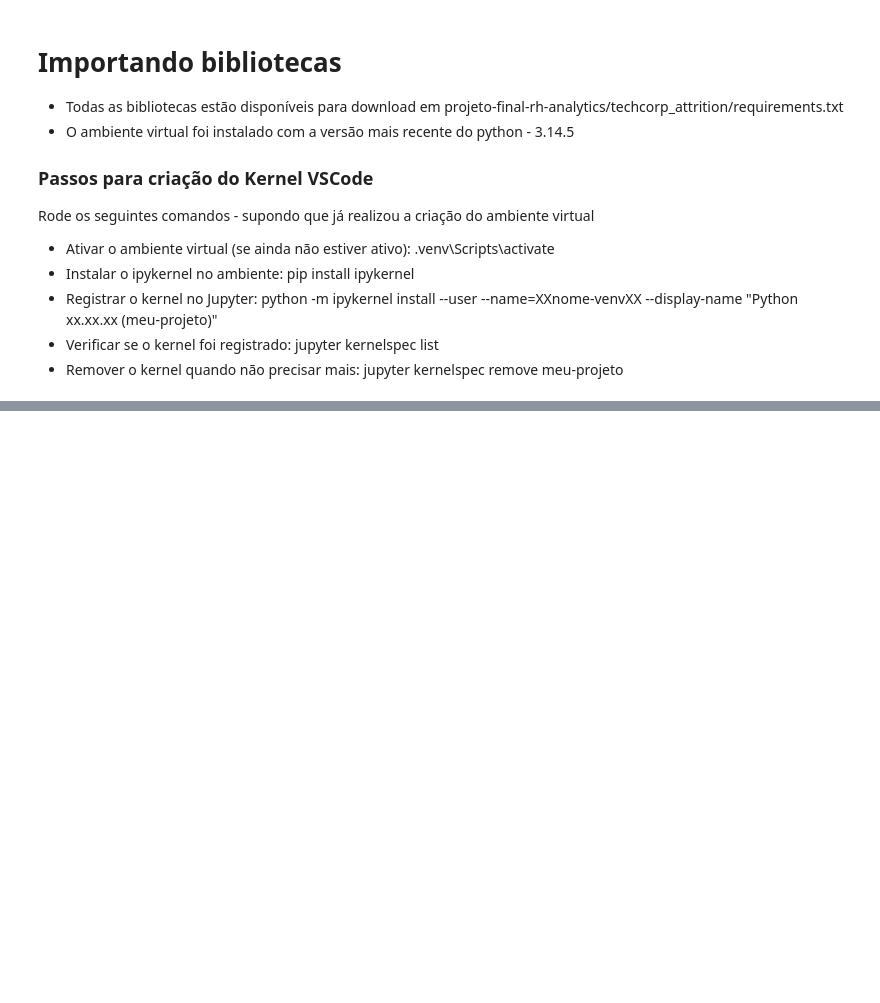
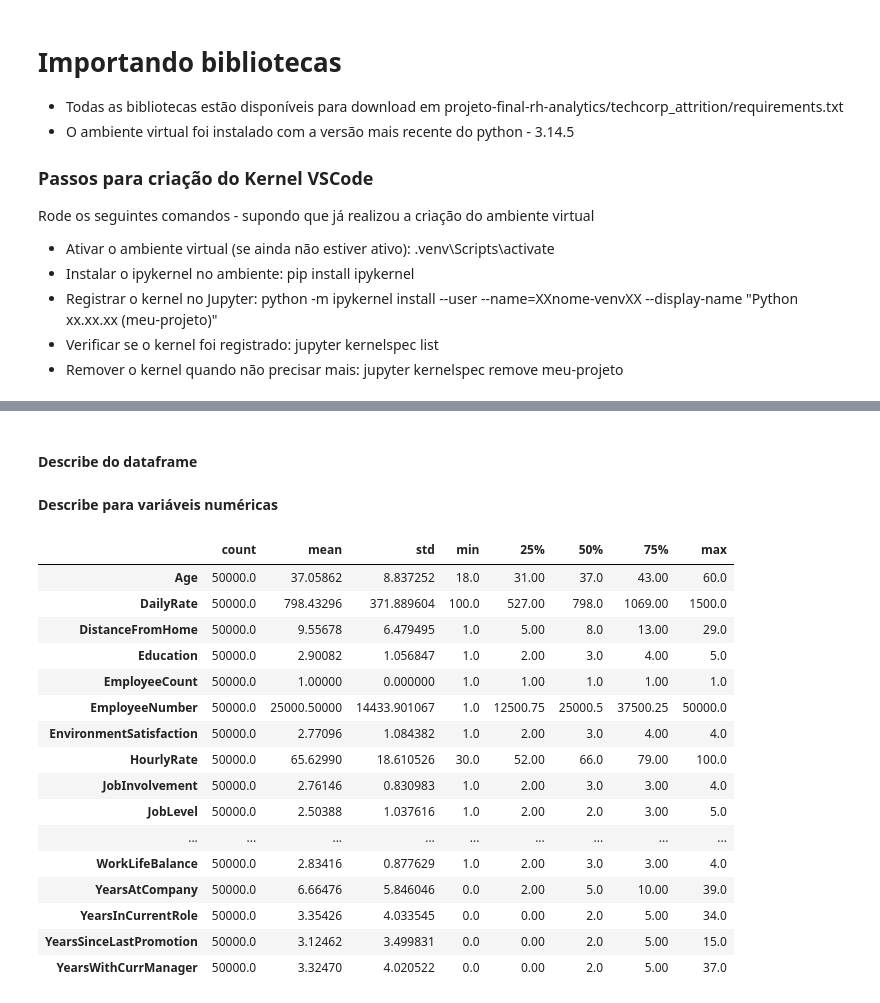
Before and after one commit to JonasGX/model-techcorp-attrition, a Jupyter notebook: notebooks/01_EDA.ipynb, the cells around one changed output, grey strips where cells are left out. Drawn from its saved outputs; the diff is of its cells as text; code cells hidden in the pictures; blank space fills up the shorter version.

```diff
--- a/notebooks/01_EDA.ipynb
+++ b/notebooks/01_EDA.ipynb
@@ -61,0 +66,24 @@ Dimensões do dataset: 50000 linhas x 36 colunas
+# %% [markdown]
+#### Describe do dataframe
+# %% [markdown]
+**Describe para variáveis numéricas**
+# %%
+df.describe().T
+# %% [output]
+|  | count | mean | std | min | 25% | 50% | 75% | max |
+| Age | 50000.0 | 37.05862 | 8.837252 | 18.0 | 31.00 | 37.0 | 43.00 | 60.0 |
+| DailyRate | 50000.0 | 798.43296 | 371.889604 | 100.0 | 527.00 | 798.0 | 1069.00 | 1500.0 |
+| DistanceFromHome | 50000.0 | 9.55678 | 6.479495 | 1.0 | 5.00 | 8.0 | 13.00 | 29.0 |
+| Education | 50000.0 | 2.90082 | 1.056847 | 1.0 | 2.00 | 3.0 | 4.00 | 5.0 |
+| EmployeeCount | 50000.0 | 1.00000 | 0.000000 | 1.0 | 1.00 | 1.0 | 1.00 | 1.0 |
+| EmployeeNumber | 50000.0 | 25000.50000 | 14433.901067 | 1.0 | 12500.75 | 25000.5 | 37500.25 | 50000.0 |
+| EnvironmentSatisfaction | 50000.0 | 2.77096 | 1.084382 | 1.0 | 2.00 | 3.0 | 4.00 | 4.0 |
+| HourlyRate | 50000.0 | 65.62990 | 18.610526 | 30.0 | 52.00 | 66.0 | 79.00 | 100.0 |
+| JobInvolvement | 50000.0 | 2.76146 | 0.830983 | 1.0 | 2.00 | 3.0 | 3.00 | 4.0 |
+| JobLevel | 50000.0 | 2.50388 | 1.037616 | 1.0 | 2.00 | 2.0 | 3.00 | 5.0 |
+| ... | ... | ... | ... | ... | ... | ... | ... | ... |
+| WorkLifeBalance | 50000.0 | 2.83416 | 0.877629 | 1.0 | 2.00 | 3.0 | 3.00 | 4.0 |
+| YearsAtCompany | 50000.0 | 6.66476 | 5.846046 | 0.0 | 2.00 | 5.0 | 10.00 | 39.0 |
+| YearsInCurrentRole | 50000.0 | 3.35426 | 4.033545 | 0.0 | 0.00 | 2.0 | 5.00 | 34.0 |
+| YearsSinceLastPromotion | 50000.0 | 3.12462 | 3.499831 | 0.0 | 0.00 | 2.0 | 5.00 | 15.0 |
+| YearsWithCurrManager | 50000.0 | 3.32470 | 4.020522 | 0.0 | 0.00 | 2.0 | 5.00 | 37.0 |
```
Also changed, not shown: parts of 25 cells of this notebook, 3 other files.
